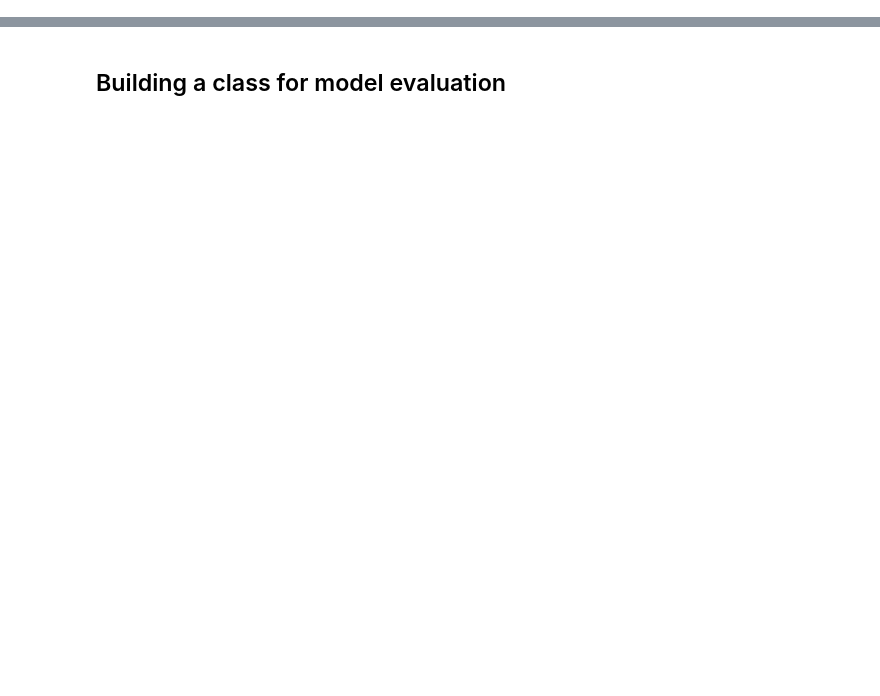
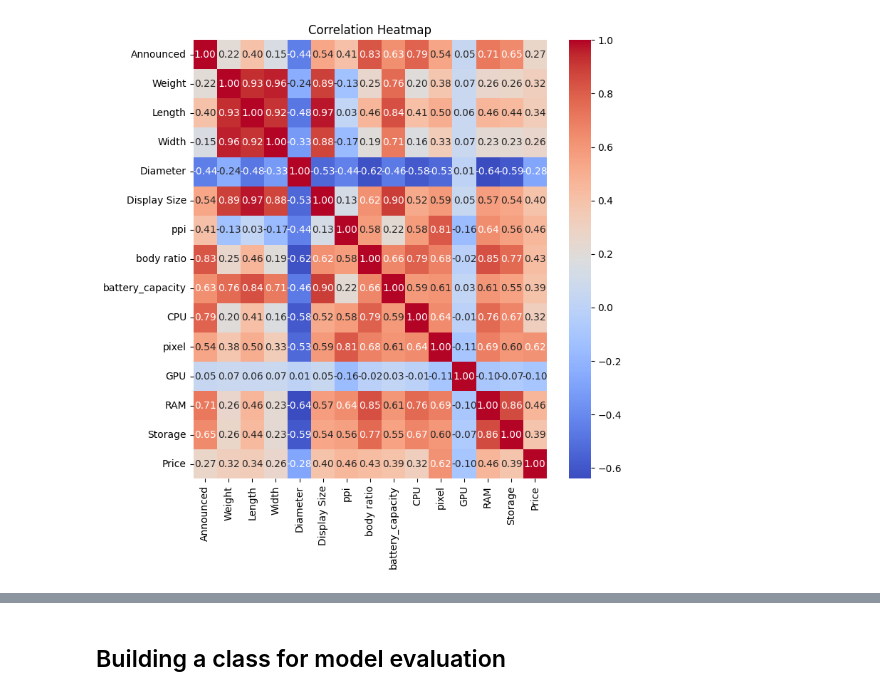
Before and after one commit to KianJanbozorgi/smartphone_comparison_phase2, a Jupyter notebook: classification.ipynb, the cells around one changed output, grey strips where cells are left out. Drawn from its saved outputs; the diff is of its cells as text; code cells hidden in the pictures; blank space fills up the shorter version.

```diff
--- a/classification.ipynb
+++ b/classification.ipynb
@@ -158,0 +267,3 @@ Index(['2G', '3G', '4G', '5G', 'Announced', 'Display Size', 'ppi',
+# %%
+bool_columns = data.select_dtypes(include=['bool']).columns
+data[bool_columns] = data[bool_columns].astype(int)
@@ -158,0 +297,6 @@ Index(['2G', '3G', '4G', '5G', 'Announced', 'Display Size', 'ppi',
+# %%
+corr_matrix=data[['Announced', 'Weight', 'Length',
+                   'Width', 'Diameter', 'Display Size', 'ppi',
+                   'body ratio','battery_capacity','CPU',
+                    'pixel', 'GPU', 'RAM', 'Storage','Price']].corr()
+corr_matrix
@@ -158,0 +320,10 @@ Index(['2G', '3G', '4G', '5G', 'Announced', 'Display Size', 'ppi',
+# %%
+plt.figure(figsize=(8, 8))
+
+sns.heatmap(corr_matrix, annot=True, cmap='coolwarm', fmt=".2f")
+
+
+plt.title('Correlation Heatmap')
+plt.show()
+# %% [output]
+[figure, added]
```
Also changed, not shown: parts of 120 cells of this notebook.
